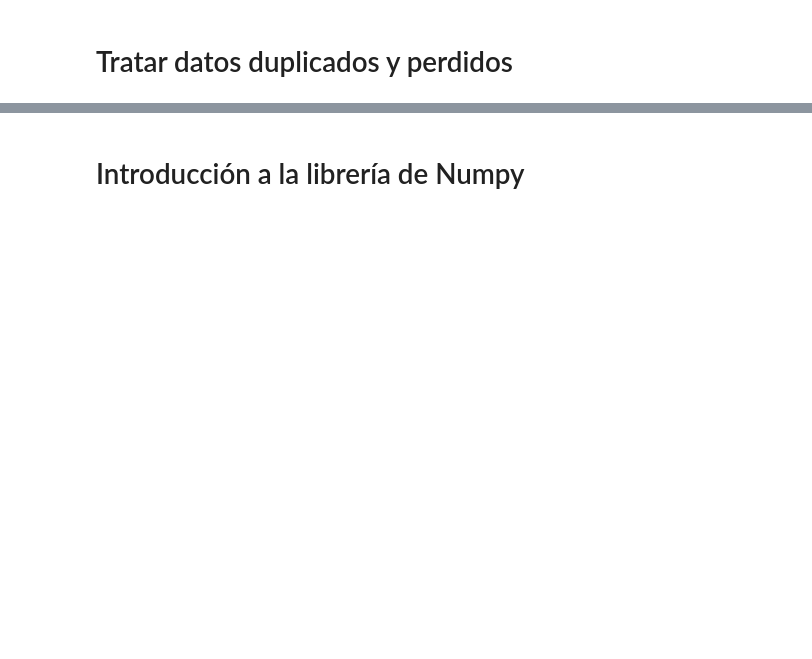
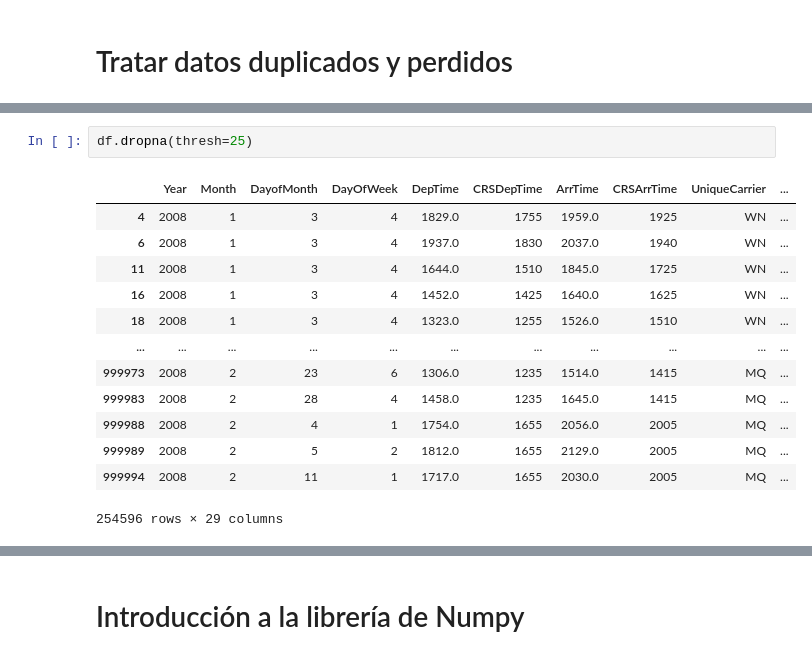
Before and after one commit to jcombari/Linkedin_courses, a Jupyter notebook: 01_Python para data science y big data esencial/02_Gestión de datos en python.ipynb, the cells around one changed output, grey strips where cells are left out. Drawn from its saved outputs; the diff is of its cells as text; blank space fills up the shorter version.

```diff
--- a/01_Python para data science y big data esencial/02_Gestión de datos en python.ipynb
+++ b/01_Python para data science y big data esencial/02_Gestión de datos en python.ipynb
@@ -220,0 +513,16 @@ df[df.Origin.isin(["HOU","ATL"])].head()
+# %%
+df.dropna(thresh=25)
+# %% [output]
+|  | Year | Month | DayofMonth | DayOfWeek | DepTime | CRSDepTime | ArrTime | CRSArrTime | UniqueCarrier | ... |
+| 4 | 2008 | 1 | 3 | 4 | 1829.0 | 1755 | 1959.0 | 1925 | WN | ... |
+| 6 | 2008 | 1 | 3 | 4 | 1937.0 | 1830 | 2037.0 | 1940 | WN | ... |
+| 11 | 2008 | 1 | 3 | 4 | 1644.0 | 1510 | 1845.0 | 1725 | WN | ... |
+| 16 | 2008 | 1 | 3 | 4 | 1452.0 | 1425 | 1640.0 | 1625 | WN | ... |
+| 18 | 2008 | 1 | 3 | 4 | 1323.0 | 1255 | 1526.0 | 1510 | WN | ... |
+| ... | ... | ... | ... | ... | ... | ... | ... | ... | ... | ... |
+| 999973 | 2008 | 2 | 23 | 6 | 1306.0 | 1235 | 1514.0 | 1415 | MQ | ... |
+| 999983 | 2008 | 2 | 28 | 4 | 1458.0 | 1235 | 1645.0 | 1415 | MQ | ... |
+| 999988 | 2008 | 2 | 4 | 1 | 1754.0 | 1655 | 2056.0 | 2005 | MQ | ... |
+| 999989 | 2008 | 2 | 5 | 2 | 1812.0 | 1655 | 2129.0 | 2005 | MQ | ... |
+| 999994 | 2008 | 2 | 11 | 1 | 1717.0 | 1655 | 2030.0 | 2005 | MQ | ... |
+254596 rows × 29 columns
```
Also changed, not shown: parts of 49 cells of this notebook.
